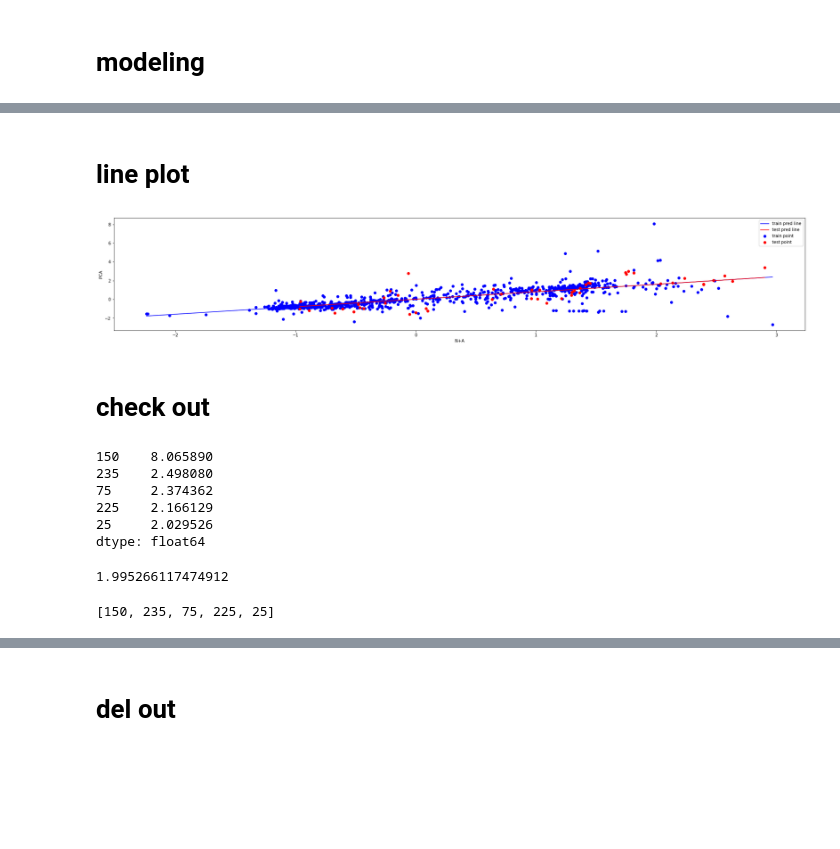
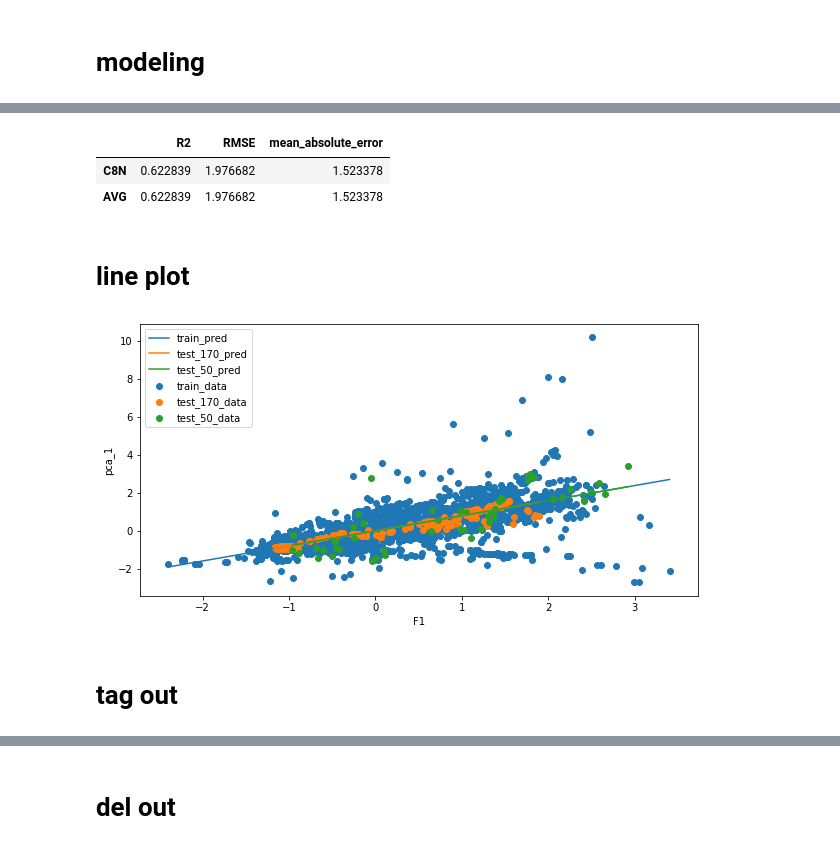
Before and after one commit to skywalker0803r/works, a Jupyter notebook: C8N.ipynb, the cells around one changed output, grey strips where cells are left out. Saved outputs shown, nothing was run; the diff lists cells and outputs as text; code cells hidden in the pictures; blank space fills up the shorter version.

```diff
--- a/C8N.ipynb
+++ b/C8N.ipynb
@@ -179,43 +236,29 @@ test_scores:
+# %%
+inverse_pca_score(test_50)
+# %% [output]
+|  | R2 | RMSE | mean_absolute_error |
+| C8N | 0.622839 | 1.976682 | 1.523378 |
+| AVG | 0.622839 | 1.976682 | 1.523378 |
 # %% [markdown]
 # line plot
-# %%
-by_col = 'N+A'
-fig = plt.figure(figsize=(30,5))
-test_point = test.sort_values(by = by_col)
-train_sample_point = train.sample(1000).sort_values(by = by_col)
-
-plt.plot(train_sample_point[by_col],train_sample_point['y_pred'],label='train pred line',color='blue')
-plt.scatter(train_sample_point[by_col],train_sample_point['PCA'],label='train point',color='blue')
-
-plt.plot(test_point[by_col],test_point['y_pred'],label='test pred line',color='red')
-plt.scatter(test_point[by_col],test_point['PCA'],label='test point',color='red')
-
-plt.xlabel(by_col)
-plt.ylabel('PCA')
-plt.legend()
-plt.show()
-# %% [output]
-[figure, removed]
+# %%
+by_col = 'F1'
+train = train.sort_values(by=by_col)
+test_170 = test_170.sort_values(by=by_col)
+test_50 = test_50.sort_values(by=by_col)
+# %%
+def pred_plot(df,name):
+  plt.plot(df[by_col],df['y_pred'],label = name+'_pred')
+  plt.scatter(df[by_col],df['pca_1'],label = name+'_data')
+# %%
+import matplotlib.pyplot as plt
+fig = plt.figure(figsize=(10,5))
+pred_plot(train,'train')
+pred_plot(test_170,'test_170')
+pred_plot(test_50,'test_50')
+plt.legend();plt.xlabel(by_col);plt.ylabel('pca_1')
+plt.show()
+# %% [output]
+[figure, added]
 # %% [markdown]
-# check out
+# tag out
-# %%
-loss = (test_point['PCA'] - test_point['y_pred'])**2 # 平方誤差
-loss = loss.sort_values(ascending=False)
-loss.head(5)
-# %% [output]
-150    8.065890
-235    2.498080
-75     2.374362
-225    2.166129
-25     2.029526
-dtype: float64
-# %%
-ub = loss.mean() + 1 * loss.std()
-ub
-# %% [output]
-1.995266117474912
-# %%
-out_index = list(loss[loss>ub].index)
-out_index
-# %% [output]
-[150, 235, 75, 225, 25]
```
Also changed, not shown: parts of 81 cells of this notebook.
